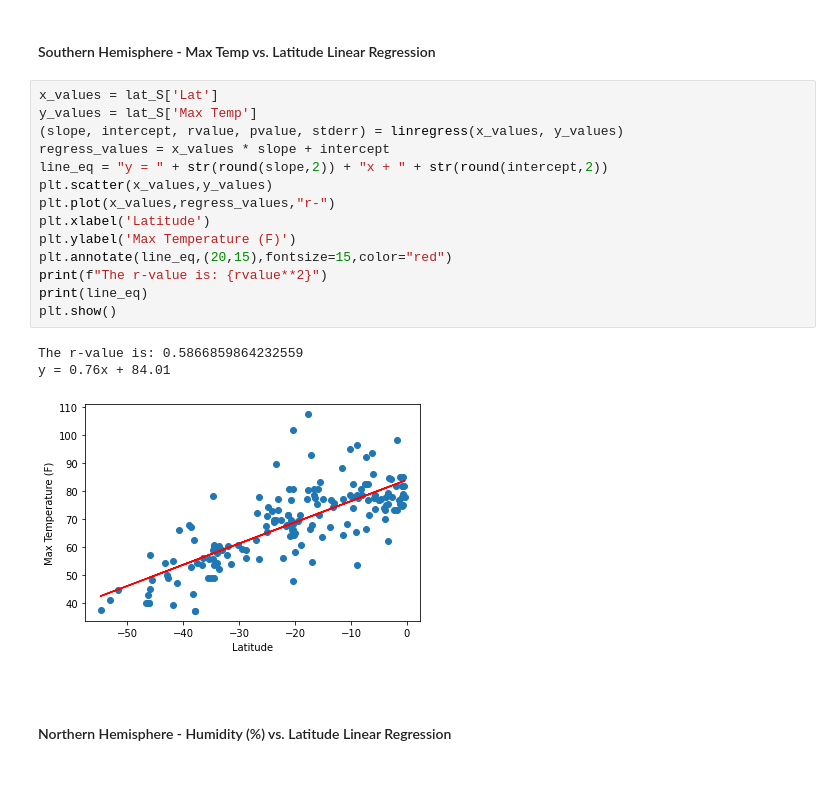
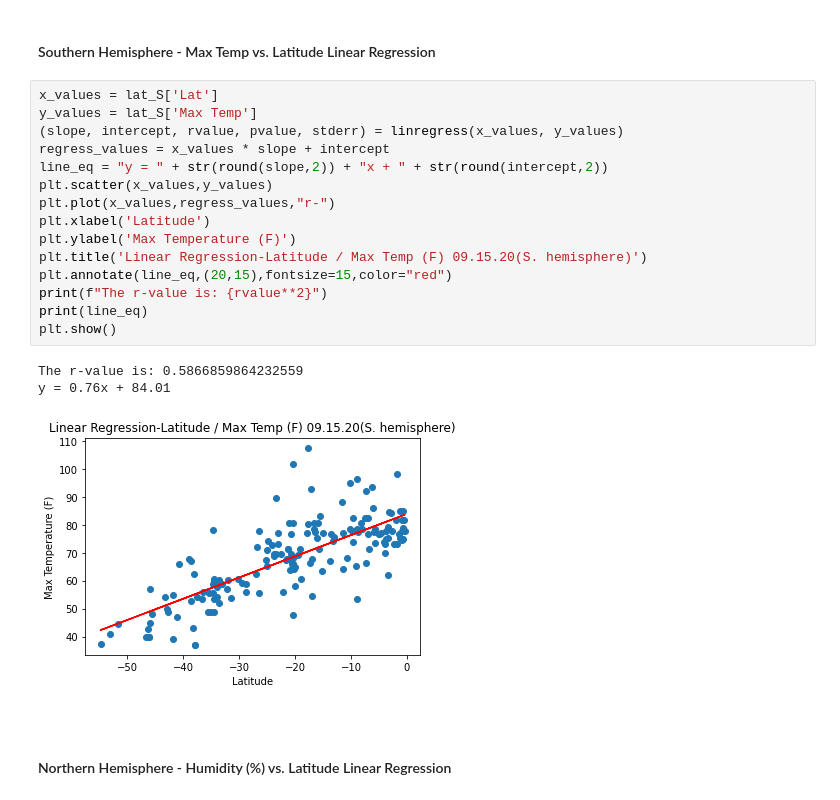
Before and after one commit to loucksjohn/python_api_challenge, a Jupyter notebook: WeatherPy/WeatherPy.ipynb, the cells around one changed output. Saved outputs shown, nothing was run; the diff lists cells and outputs as text.

```diff
--- a/WeatherPy/WeatherPy.ipynb
+++ b/WeatherPy/WeatherPy.ipynb
@@ -280,21 +287,22 @@ y = -0.68x + 92.94
 # %%
 x_values = lat_S['Lat']
 y_values = lat_S['Max Temp']
 (slope, intercept, rvalue, pvalue, stderr) = linregress(x_values, y_values)
 regress_values = x_values * slope + intercept
 line_eq = "y = " + str(round(slope,2)) + "x + " + str(round(intercept,2))
 plt.scatter(x_values,y_values)
 plt.plot(x_values,regress_values,"r-")
 plt.xlabel('Latitude')
 plt.ylabel('Max Temperature (F)')
+plt.title('Linear Regression-Latitude / Max Temp (F) 09.15.20(S. hemisphere)')
 plt.annotate(line_eq,(20,15),fontsize=15,color="red")
 print(f"The r-value is: {rvalue**2}")
 print(line_eq)
 plt.show()
 # %% [output]
 The r-value is: 0.5866859864232559
 y = 0.76x + 84.01
-[figure, old version]
+[figure, new version]
 # %% [markdown]
 ####  Northern Hemisphere - Humidity (%) vs. Latitude Linear Regression
 # %%
```
Also changed, not shown: parts of 13 cells of this notebook, 12 other files.
